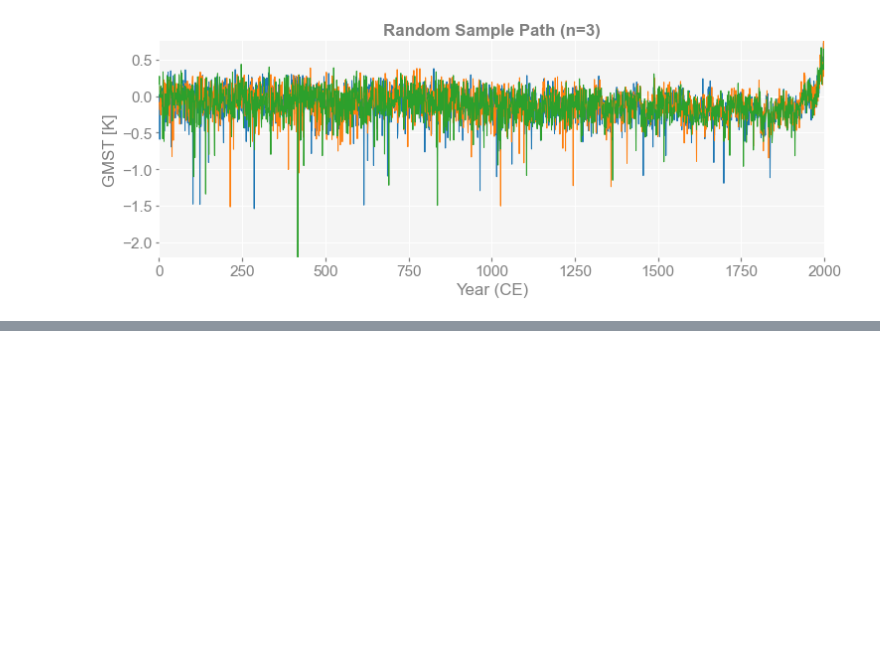
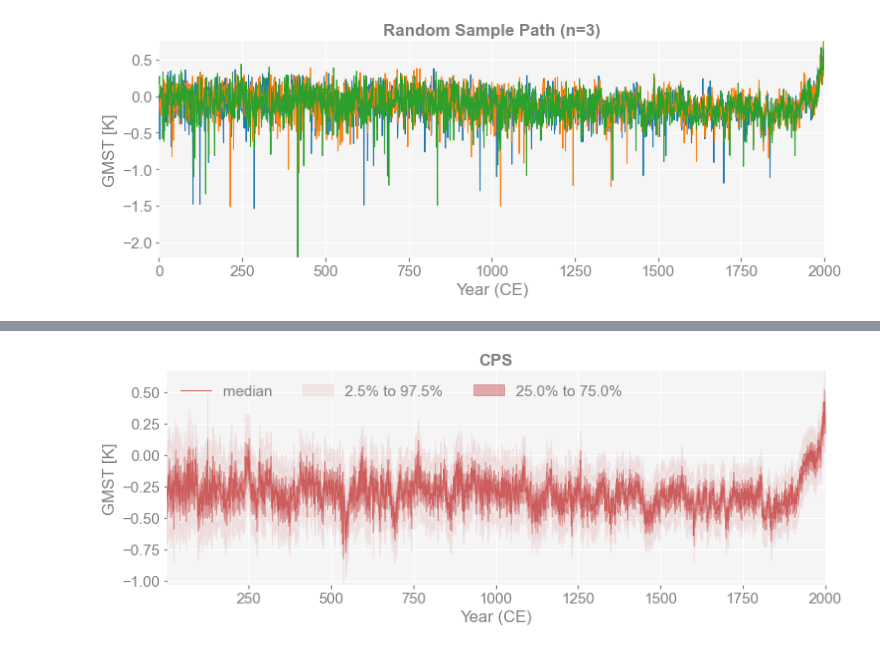
Before and after one commit to LinkedEarth/pens, a Jupyter notebook: docs/notebooks/quickstart.ipynb, the cells around one changed output, grey strips where cells are left out. Saved outputs shown, nothing was run; the diff lists cells and outputs as text; code cells hidden in the pictures; blank space fills up the shorter version.

```diff
--- a/docs/notebooks/quickstart.ipynb
+++ b/docs/notebooks/quickstart.ipynb
@@ -50,0 +53,6 @@ for n in [1, 3]:
+# %%
+import pandas as pd
+import numpy as np
+
+df = pd.read_table('./data/CPS_new.txt')
+df
@@ -50,0 +73,8 @@ for n in [1, 3]:
+# %%
+time = np.arange(1, 2001)
+value = df.to_numpy()[:, 1:]
+
+ens_CPS = pens.EnsembleTS(time=time, value=value)
+fig, ax = ens_CPS.plot_qs(ylabel='GMST [K]', title='CPS')
+# %% [output]
+[figure, added]
```
Also changed, not shown: parts of 13 cells of this notebook, 23 other files.
